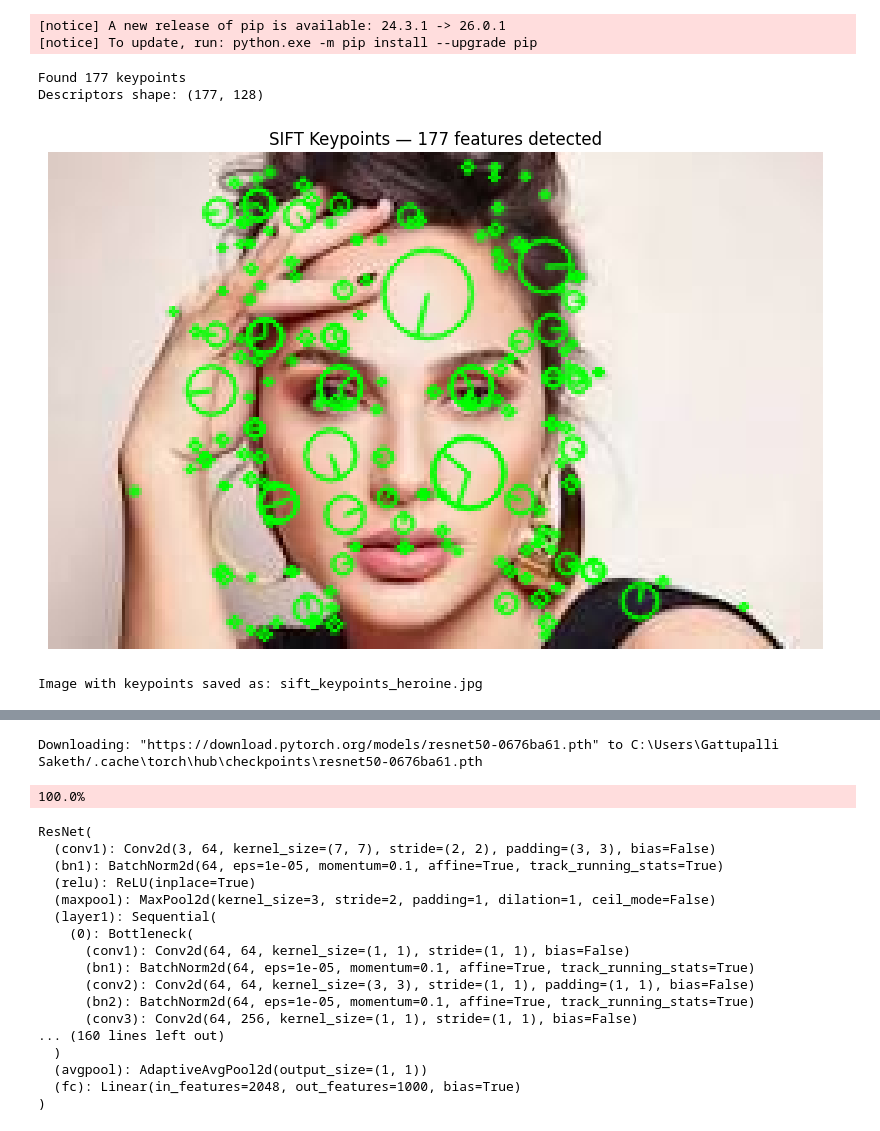
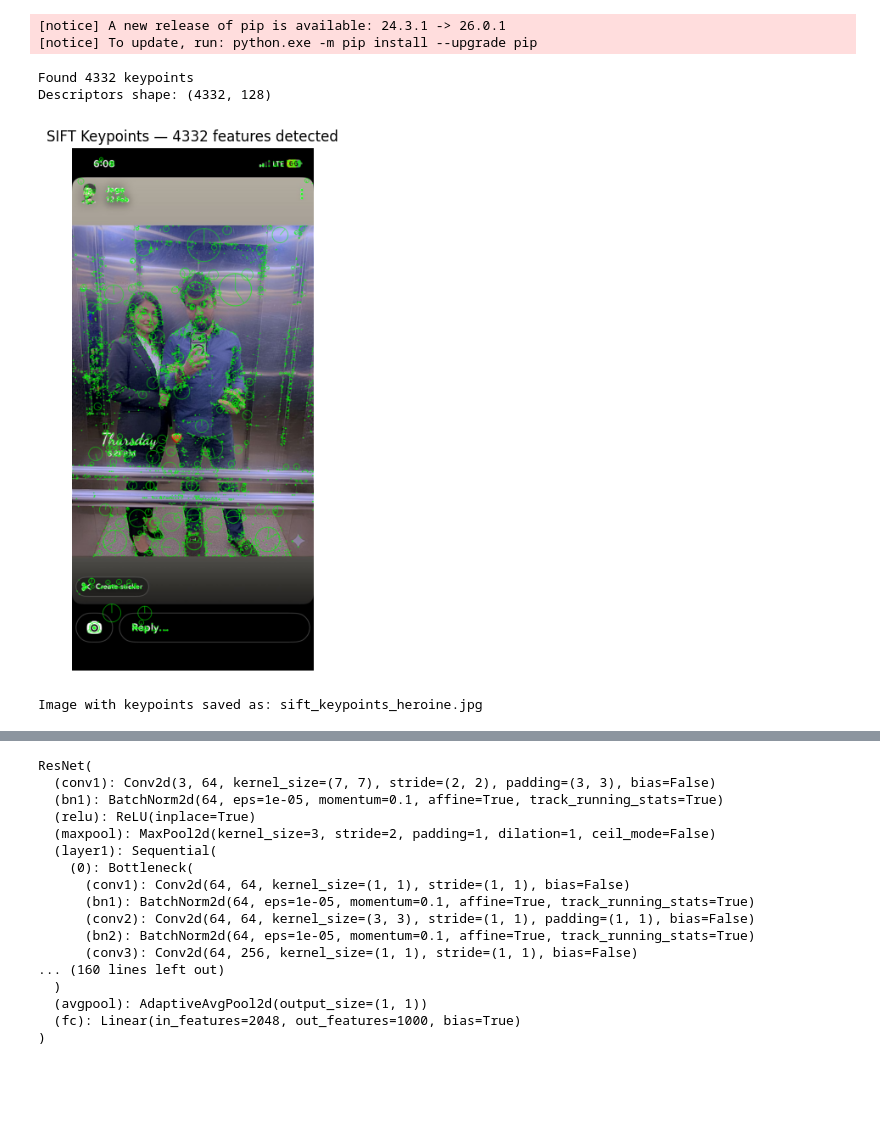
Before and after one commit to Gattupalli-Saketh/Image-classification, a Jupyter notebook: note.ipynb, the cells around one changed output, grey strips where cells are left out. Saved outputs shown, nothing was run; the diff lists cells and outputs as text; code cells hidden in the pictures; blank space fills up the shorter version.

```diff
--- a/note.ipynb
+++ b/note.ipynb
@@ -101,7 +101,7 @@ import matplotlib.pyplot as plt
 # ────────────────────────────────────────────────
 # Load your image (change filename if needed)
 # ────────────────────────────────────────────────
-img_path = 'heroine.jpg'
+img_path = 'test1.jpg'  # Change this to your image path
 img = cv2.imread(img_path)
 
 if img is None:
@@ -141,36 +141,36 @@ else:
 # Rich keypoints = show orientation + scale as circles with lines
 img_with_kp = cv2.drawKeypoints(
     img,
     kp,
     None,
     flags=cv2.DRAW_MATCHES_FLAGS_DRAW_RICH_KEYPOINTS,
     color=(0, 255, 0)   # green
 )
 
 # ────────────────────────────────────────────────
 # Show the result — choose one or both methods
 # ────────────────────────────────────────────────
 
 # Option 1: Using matplotlib (recommended for Jupyter/notebooks — correct colors)
 plt.figure(figsize=(10, 8))
 plt.imshow(cv2.cvtColor(img_with_kp, cv2.COLOR_BGR2RGB))
 plt.title(f'SIFT Keypoints — {len(kp)} features detected')
 plt.axis('off')
 plt.show()
 
 # Option 2: Using OpenCV window (good for standalone .py scripts)
 # cv2.imshow('SIFT Keypoints', img_with_kp)
 # cv2.waitKey(0)
 # cv2.destroyAllWindows()
 
 # Save the result
 output_path = 'sift_keypoints_heroine.jpg'
 cv2.imwrite(output_path, img_with_kp)
 print(f"Image with keypoints saved as: {output_path}")
 # %% [output]
-Found 177 keypoints
-Descriptors shape: (177, 128)
+Found 4332 keypoints
+Descriptors shape: (4332, 128)
-[figure, old version]
+[figure, new version]
 Image with keypoints saved as: sift_keypoints_heroine.jpg
 # %%
 pip install torch torchvision
@@ -206,7 +206,7 @@ from PIL import Image
 # -----------------------------
 # Load image with OpenCV
 # -----------------------------
-img_path = 'heroine.jpg'
+img_path = 'test1.jpg'  # Change this to your image path
 img_bgr = cv2.imread(img_path)
 if img_bgr is None:
     print(f"Error: Could not load image at '{img_path}'")
@@ -241,25 +241,23 @@ model = models.resnet50(weights=models.ResNet50_Weights.IMAGENET1K_V1)
 model = model.to(device)
 model.eval()
 # %% [output]
-Downloading: "https://download.pytorch.org/models/resnet50-0676ba61.pth" to C:\Users\Gattupalli Saketh/.cache\torch\hub\checkpoints\resnet50-0676ba61.pth
+ResNet(
+  (conv1): Conv2d(3, 64, kernel_size=(7, 7), stride=(2, 2), padding=(3, 3), bias=False)
+  (bn1): BatchNorm2d(64, eps=1e-05, momentum=0.1, affine=True, track_running_stats=True)
+  (relu): ReLU(inplace=True)
+  (maxpool): MaxPool2d(kernel_size=3, stride=2, padding=1, dilation=1, ceil_mode=False)
+  (layer1): Sequential(
+    (0): Bottleneck(
+      (conv1): Conv2d(64, 64, kernel_size=(1, 1), stride=(1, 1), bias=False)
+      (bn1): BatchNorm2d(64, eps=1e-05, momentum=0.1, affine=True, track_running_stats=True)
+      (conv2): Conv2d(64, 64, kernel_size=(3, 3), stride=(1, 1), padding=(1, 1), bias=False)
+      (bn2): BatchNorm2d(64, eps=1e-05, momentum=0.1, affine=True, track_running_stats=True)
+      (conv3): Conv2d(64, 256, kernel_size=(1, 1), stride=(1, 1), bias=False)
+... (160 lines left out)
+  )
+  (avgpool): AdaptiveAvgPool2d(output_size=(1, 1))
+  (fc): Linear(in_features=2048, out_features=1000, bias=True)
+)
-100.0%
-ResNet(
-  (conv1): Conv2d(3, 64, kernel_size=(7, 7), stride=(2, 2), padding=(3, 3), bias=False)
-  (bn1): BatchNorm2d(64, eps=1e-05, momentum=0.1, affine=True, track_running_stats=True)
-  (relu): ReLU(inplace=True)
-  (maxpool): MaxPool2d(kernel_size=3, stride=2, padding=1, dilation=1, ceil_mode=False)
-  (layer1): Sequential(
-    (0): Bottleneck(
-      (conv1): Conv2d(64, 64, kernel_size=(1, 1), stride=(1, 1), bias=False)
-      (bn1): BatchNorm2d(64, eps=1e-05, momentum=0.1, affine=True, track_running_stats=True)
-      (conv2): Conv2d(64, 64, kernel_size=(3, 3), stride=(1, 1), padding=(1, 1), bias=False)
-      (bn2): BatchNorm2d(64, eps=1e-05, momentum=0.1, affine=True, track_running_stats=True)
-      (conv3): Conv2d(64, 256, kernel_size=(1, 1), stride=(1, 1), bias=False)
-... (160 lines left out)
-  )
-  (avgpool): AdaptiveAvgPool2d(output_size=(1, 1))
-  (fc): Linear(in_features=2048, out_features=1000, bias=True)
-)
 # %%
 # Choose the target convolutional layer for Grad-CAM.
 # For ResNet50, a common choice is layer4 (the last conv block).
```
Also changed, not shown: parts of 3 cells of this notebook.
